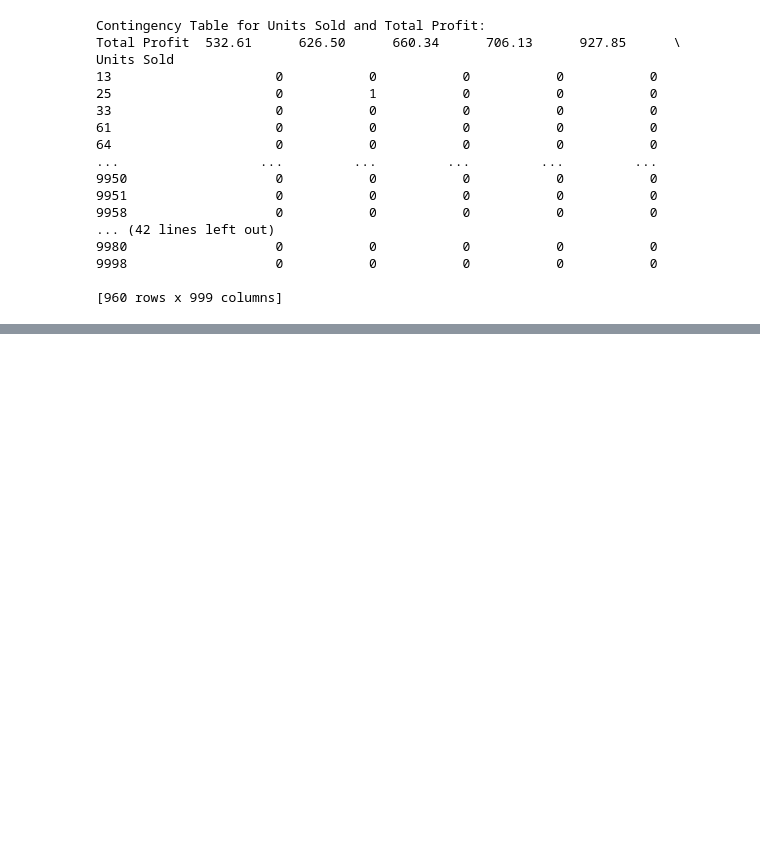
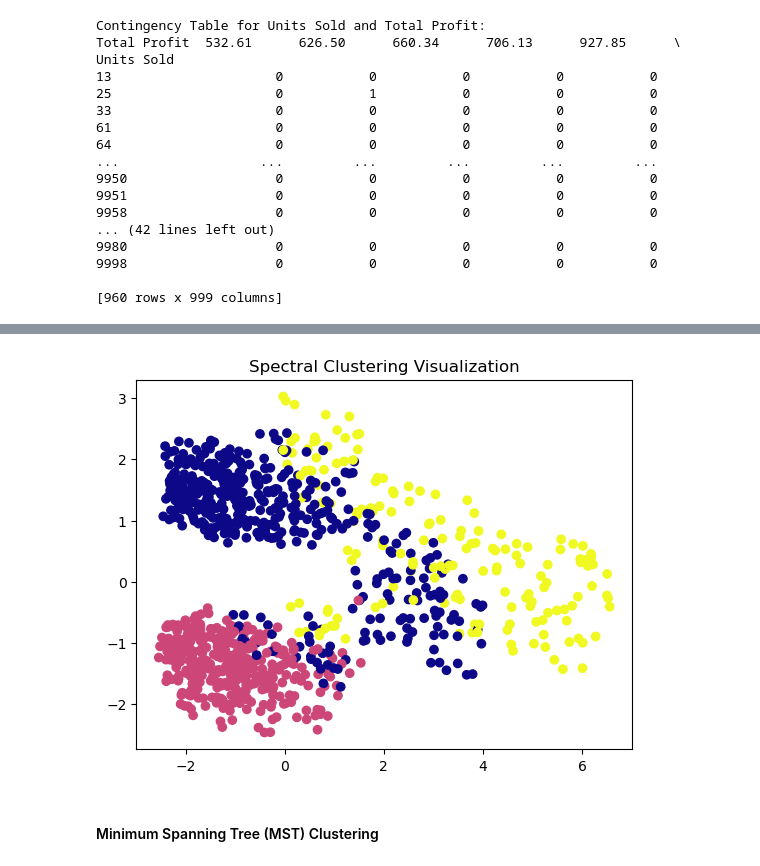
Before and after one commit to Manojkumar2002003/21BDS0252_EDA, a Jupyter notebook: 21BDS0252_EDA_DigitalAssignment.ipynb, the cells around one changed output, grey strips where cells are left out. Saved outputs shown, nothing was run; the diff lists cells and outputs as text; code cells hidden in the pictures; blank space fills up the shorter version.

```diff
--- a/21BDS0252_EDA_DigitalAssignment.ipynb
+++ b/21BDS0252_EDA_DigitalAssignment.ipynb
@@ -283,0 +338,11 @@ Units Sold
+# %%
+spectral = SpectralClustering(n_clusters=3, affinity='nearest_neighbors', random_state=42)
+data['spectral_cluster'] = spectral.fit_predict(data_scaled)
+# %%
+plt.scatter(data_pca[:, 0], data_pca[:, 1], c=data['spectral_cluster'], cmap='plasma')
+plt.title("Spectral Clustering Visualization")
+plt.show()
+# %% [output]
+[figure, added]
+# %% [markdown]
+#### Minimum Spanning Tree (MST) Clustering
```
Also changed, not shown: parts of 37 cells of this notebook.
